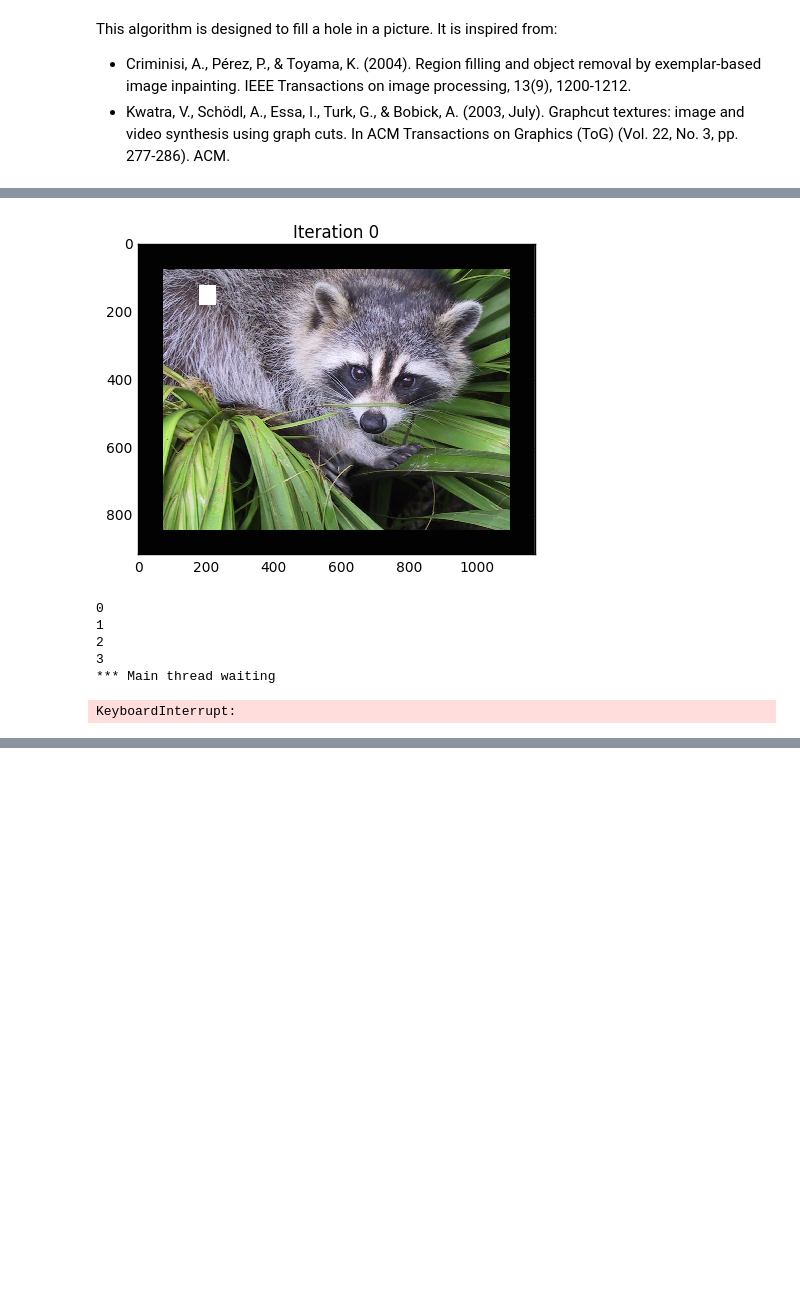
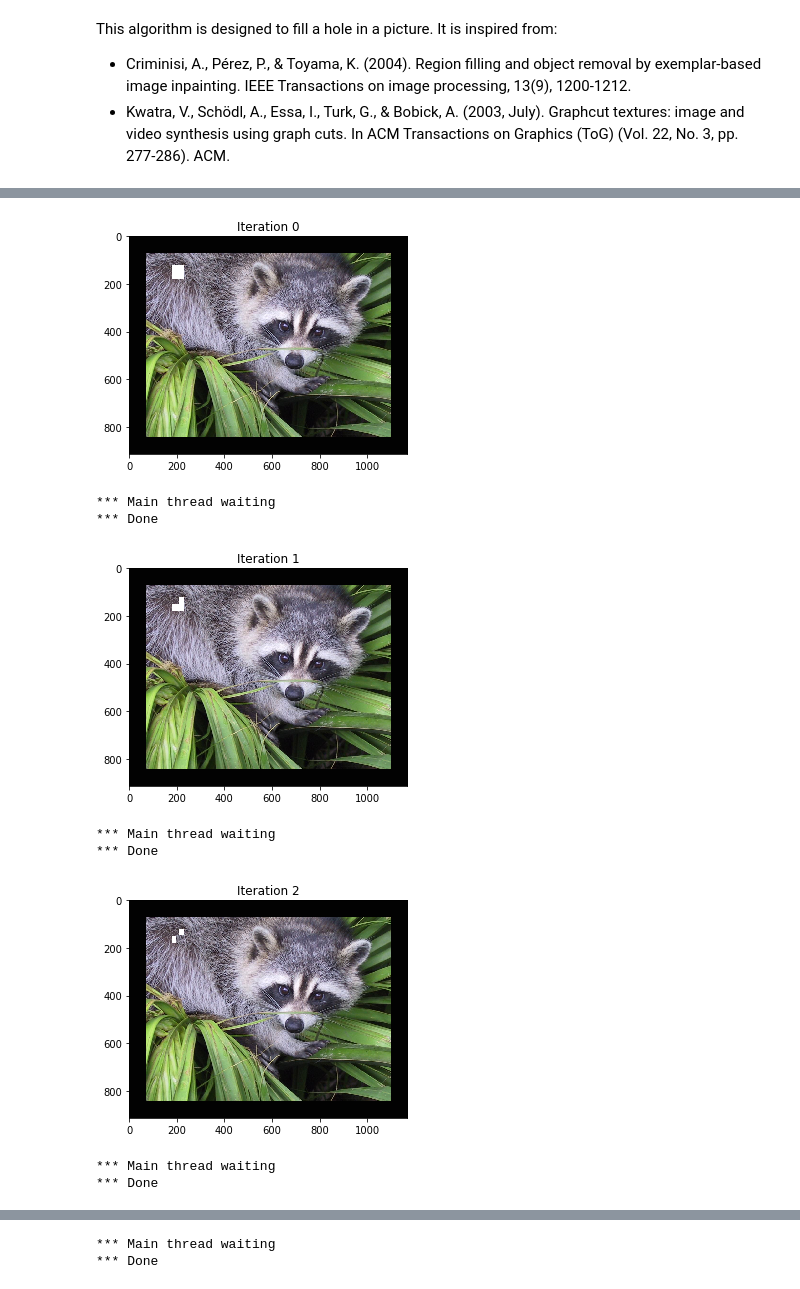
Before and after one commit to AlexandreSev/Patch-Match, a Jupyter notebook: hole_filling/patch_match.ipynb, the cells around one changed output, grey strips where cells are left out. Cells and saved outputs as stored; diff of their text form; code cells hidden in the pictures; blank space fills up the shorter version.

```diff
--- a/hole_filling/patch_match.ipynb
+++ b/hole_filling/patch_match.ipynb
@@ -419,7 +478,7 @@ cut_edges = {}
 
 while criteria:
 
-    if nb_iter%10== 0:
+    if nb_iter%1== 0:
         plt.imshow(marged_img.astype(np.uint8), norm=Normalize(vmin=0, vmax=255), interpolation='none')
         plt.title("Iteration " + str(nb_iter))
         plt.show()
@@ -478,7 +537,7 @@ while criteria:
 
     #Find the best match
     if multi_processing:
-        result_x, result_y = findbestmatchmulti(patch, marged_img, is_compared, patch_x, patch_y, psi=psi)
+        result_x, result_y, result_r = findbestmatchmultiprocess(patch, marged_img, is_compared, patch_x, patch_y, psi=psi)
     else:
         result_x, result_y, result_r = findbestmatch(patch, marged_img, is_compared, patch_x, patch_y, psi=psi)
 
@@ -513,37 +572,39 @@ while criteria:
         plt.show()
 
     #Modify the true patch
     applied_patch = blur_mix(marged_img, true_patch, enlarged_true_patch, set_old, just_cut_edges, patch_x, patch_y, psi)
     #applied_patch = clean_mix(patch, true_patch, set_old, patch_x, patch_y, psi)
 
 
     if False:
         plt.imshow(applied_patch.astype(np.uint8), norm=Normalize(vmin=0, vmax=255), interpolation='none')
         plt.title("applied_patch " + str(nb_iter))
         plt.show()
 
     if False:
         plt.imshow(applied_patch - true_patch, norm=Normalize(vmin=0, vmax=255), interpolation='none')
         plt.title("applied_patch " + str(nb_iter))
         plt.show()
 
     #Apply the patch
     marged_img[np.int(patch_x - psi/2 + 0.5): np.int(patch_x + psi/2+1 + 0.5),
                np.int(patch_y - psi/2 + 0.5): np.int(patch_y + psi/2+1 + 0.5)] = applied_patch
 
     #Update the condidence matrix, the contour and the looping criteria
     m = confidence_vector[indice]
     confidence[np.int(patch_x - psi/2): np.int(patch_x + psi/2+1), np.int(patch_y - psi/2): np.int(patch_y + psi/2+1)]=m
     contours = measure.find_contours(marged_img[:, :, 0], 0.8)
     criteria, contour = find_good_contour(contours, marged_img)
 
 time_taken = time.time() - time_init
 print("Done in %s seconds"%time_taken)
 # %% [output]
-[figure, old version]
+[figure, new version]
-0
-1
-2
-3
 *** Main thread waiting
+*** Done
+[figure, added]
-KeyboardInterrupt:
+*** Main thread waiting
+*** Done
+[figure, added]
+*** Main thread waiting
+*** Done
@@ -550,3 +612,5 @@ KeyboardInterrupt:
+*** Main thread waiting
+*** Done
 # %%
 #Print the result
 result = marged_img[psi_max:-psi_max, psi_max:-psi_max].copy().astype(np.uint8)
```
Also changed, not shown: parts of 6 cells of this notebook.
